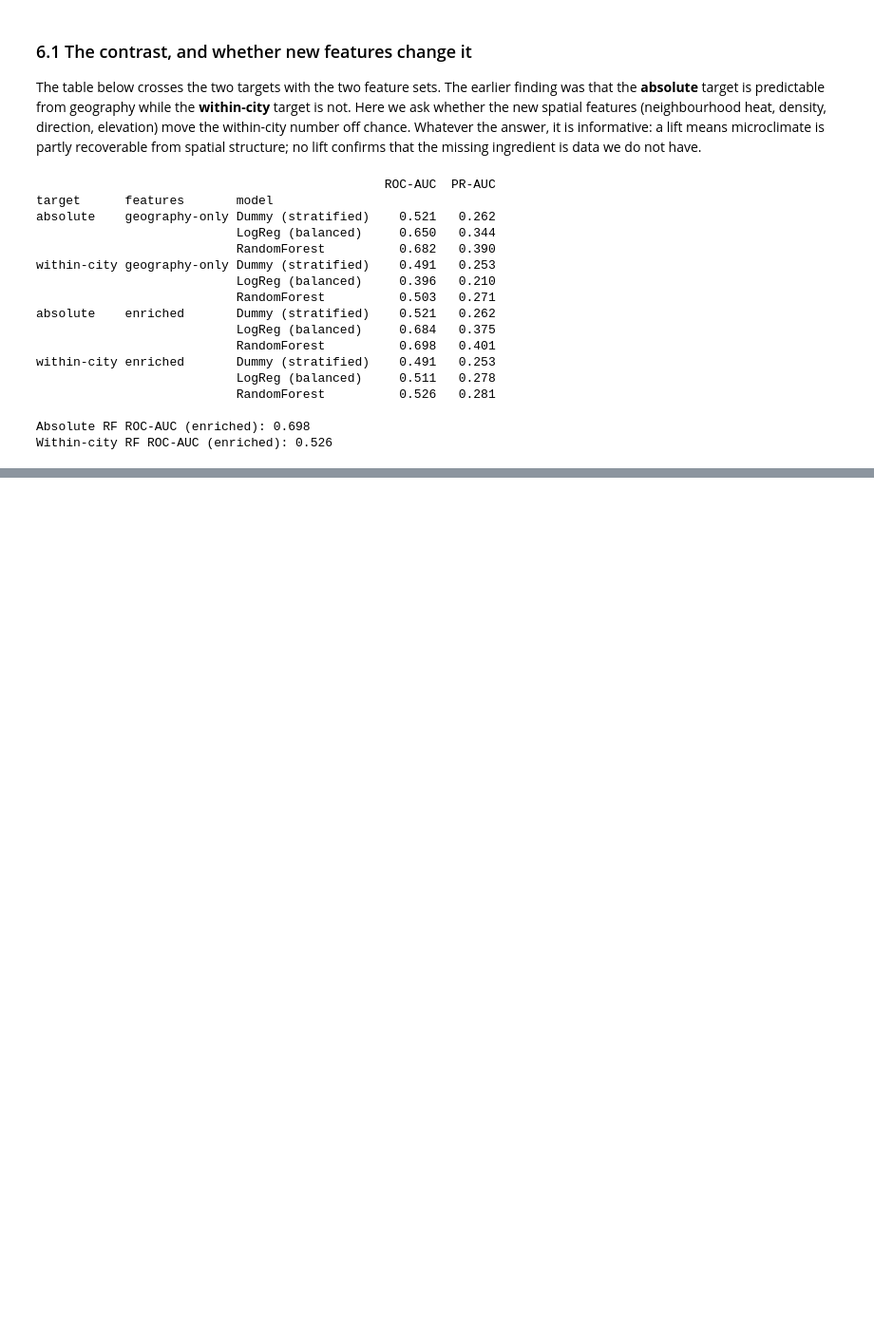
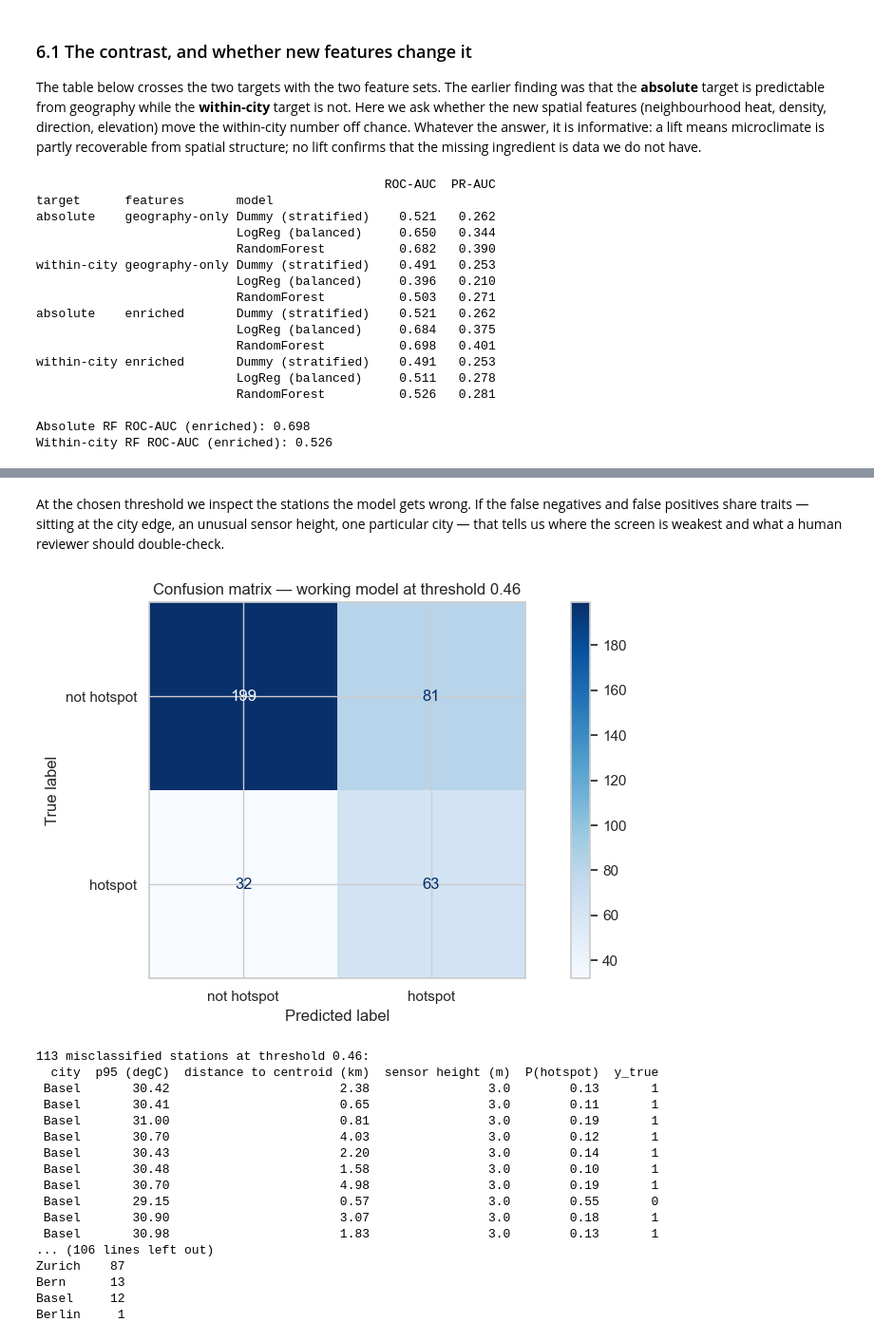
Before and after one commit to stha-kriti/Heat-Risk-Screening, a Jupyter notebook: deliverable_3/d3.ipynb, the cells around one changed output, grey strips where cells are left out. Shown at 95% size. Cells and saved outputs as stored; diff of their text form; code cells hidden in the pictures; blank space fills up the shorter version.

```diff
--- a/deliverable_3/d3.ipynb
+++ b/deliverable_3/d3.ipynb
@@ -617,0 +677,40 @@ Within-city RF ROC-AUC (enriched): 0.526
+# %% [markdown]
+At the chosen threshold we inspect the stations the model gets wrong. If the
+false negatives and false positives share traits — sitting at the city edge, an
+unusual sensor height, one particular city — that tells us where the screen is
+weakest and what a human reviewer should double-check.
+# %%
+yhat_star = (p_best >= t_star).astype(int)
+ConfusionMatrixDisplay(confusion_matrix(y_abs, yhat_star),
+                       display_labels=['not hotspot', 'hotspot']).plot(cmap='Blues')
+plt.title(f'Confusion matrix — working model at threshold {t_star:.2f}')
+plt.tight_layout(); plt.show()
+
+err = df.copy()
+err['y_true'] = y_abs.to_numpy(); err['y_pred'] = yhat_star; err['p_hotspot'] = p_best
+wrong = err[err['y_true'] != err['y_pred']]
+show = (wrong[['city', 'p95', 'distance_to_centroid', 'sensor_height_parsed', 'p_hotspot', 'y_true']]
+        .rename(columns={'p95': 'p95 (degC)', 'distance_to_centroid': 'distance to centroid (km)',
+                         'sensor_height_parsed': 'sensor height (m)', 'p_hotspot': 'P(hotspot)'}))
+print(f'{len(wrong)} misclassified stations at threshold {t_star:.2f}:')
+print(show.round(2).to_string(index=False))
+print('\nMisclassifications by city:'); print(wrong['city'].value_counts().to_string())
+# %% [output]
+[figure, added]
+113 misclassified stations at threshold 0.46:
+  city  p95 (degC)  distance to centroid (km)  sensor height (m)  P(hotspot)  y_true
+ Basel       30.42                       2.38                3.0        0.13       1
+ Basel       30.41                       0.65                3.0        0.11       1
+ Basel       31.00                       0.81                3.0        0.19       1
+ Basel       30.70                       4.03                3.0        0.12       1
+ Basel       30.43                       2.20                3.0        0.14       1
+ Basel       30.48                       1.58                3.0        0.10       1
+ Basel       30.70                       4.98                3.0        0.19       1
+ Basel       29.15                       0.57                3.0        0.55       0
+ Basel       30.90                       3.07                3.0        0.18       1
+ Basel       30.98                       1.83                3.0        0.13       1
+... (106 lines left out)
+Zurich    87
+Bern      13
+Basel     12
+Berlin     1
```
Also changed, not shown: parts of 4 cells of this notebook, 1 other file.
